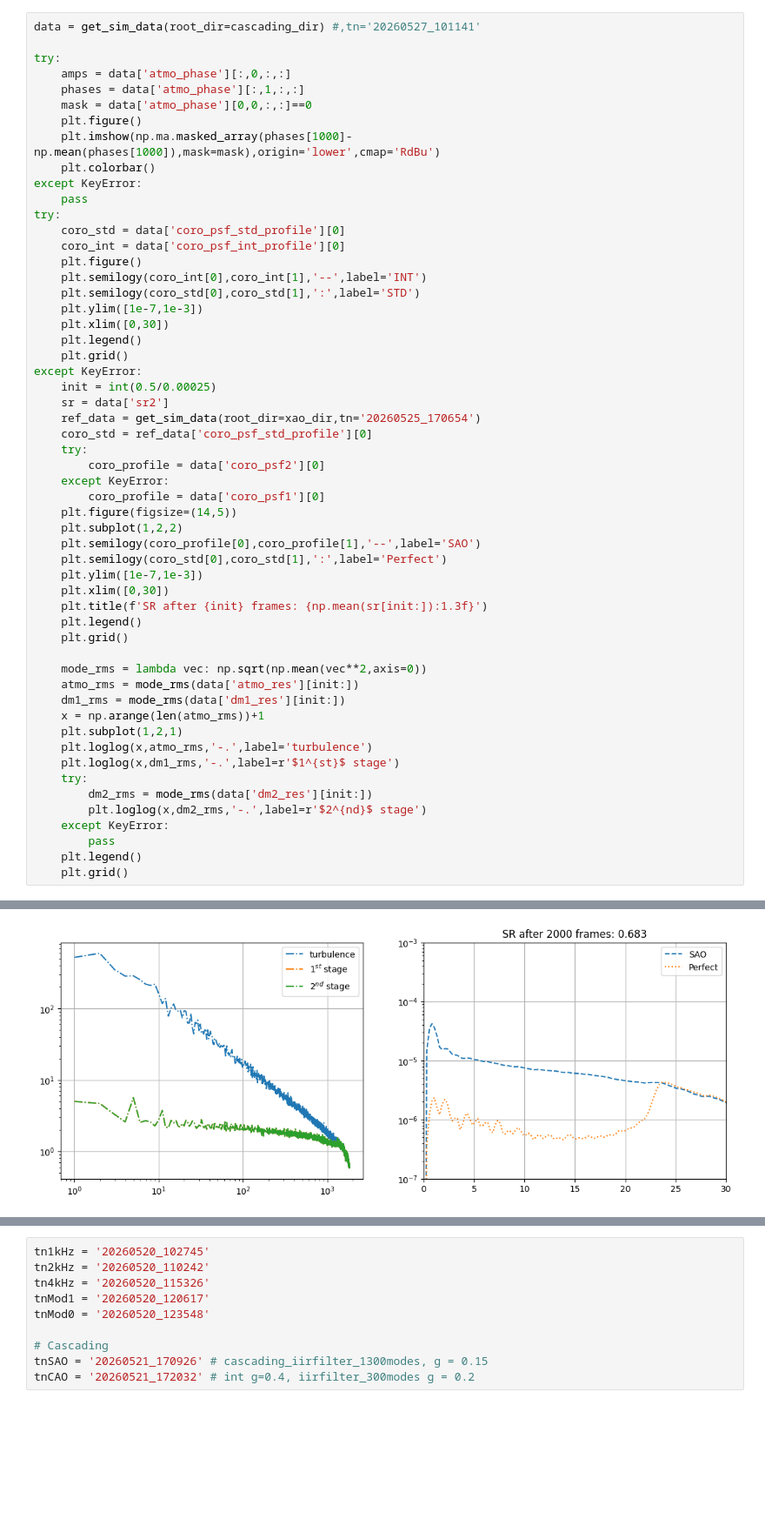
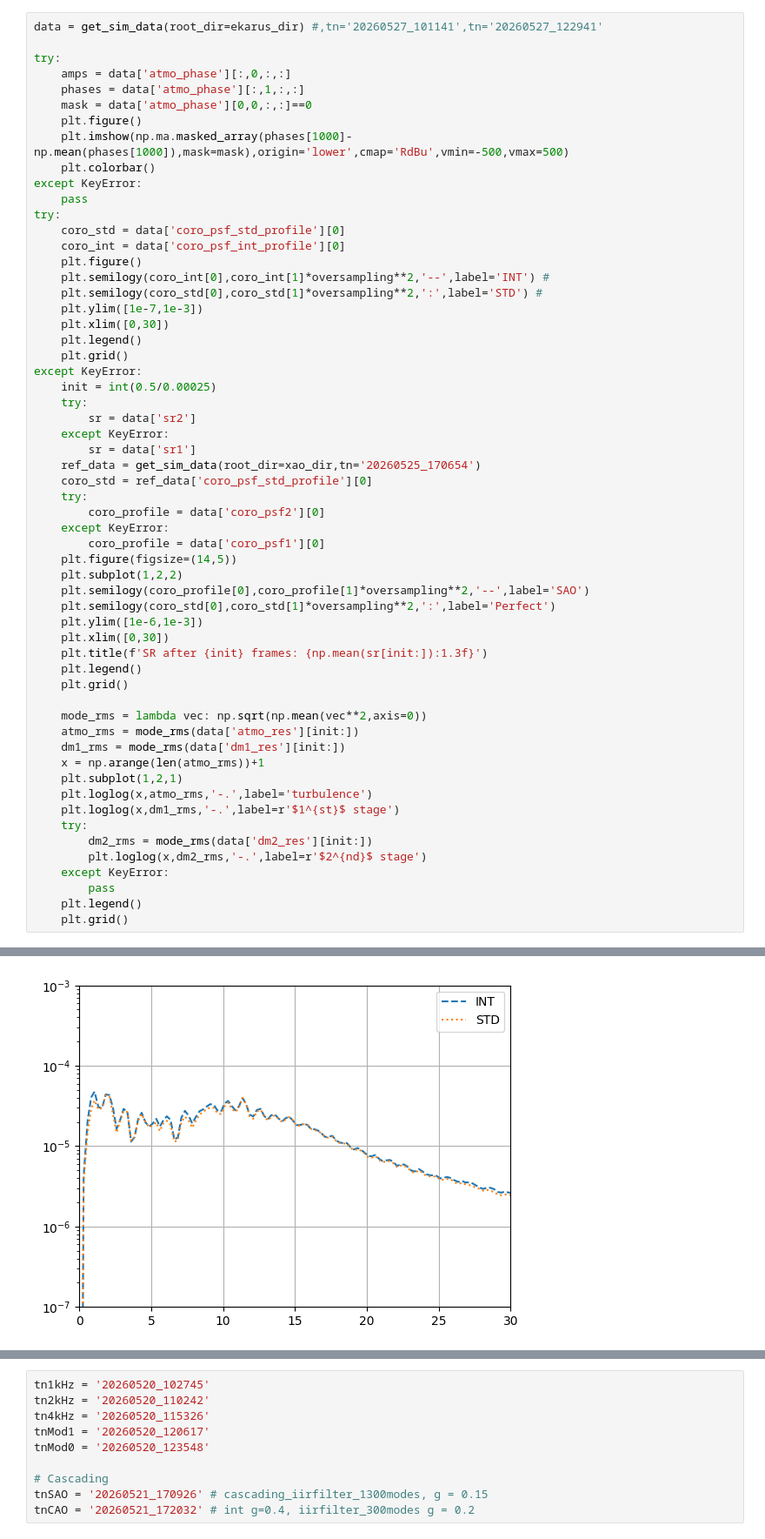
Before and after one commit to Menessao/SPECULA, a Jupyter notebook: config/SensorFusion/paperPlots.ipynb, the cells around one changed output, grey strips where cells are left out. Shown at 87% size. Cells and saved outputs as stored; diff of their text form; blank space fills up the shorter version.

Commit message:
Added ekarus e2e script and plots

```diff
--- a/config/SensorFusion/paperPlots.ipynb
+++ b/config/SensorFusion/paperPlots.ipynb
@@ -47,14 +56,14 @@ show_psf(psf_dl, title='DL', cmap='inferno', ext=0.5, oversampling=oversampling,
 # %% [output]
 [figure]
 # %%
-data = get_sim_data(root_dir=cascading_dir) #,tn='20260527_101141'
+data = get_sim_data(root_dir=ekarus_dir) #,tn='20260527_101141',tn='20260527_122941'
 
 try:
     amps = data['atmo_phase'][:,0,:,:]
     phases = data['atmo_phase'][:,1,:,:]
     mask = data['atmo_phase'][0,0,:,:]==0
     plt.figure()
-    plt.imshow(np.ma.masked_array(phases[1000]-np.mean(phases[1000]),mask=mask),origin='lower',cmap='RdBu')
+    plt.imshow(np.ma.masked_array(phases[1000]-np.mean(phases[1000]),mask=mask),origin='lower',cmap='RdBu',vmin=-500,vmax=500)
     plt.colorbar()
 except KeyError:
     pass
@@ -62,15 +71,18 @@ try:
     coro_std = data['coro_psf_std_profile'][0]
     coro_int = data['coro_psf_int_profile'][0]
     plt.figure()
-    plt.semilogy(coro_int[0],coro_int[1],'--',label='INT')
-    plt.semilogy(coro_std[0],coro_std[1],':',label='STD')
+    plt.semilogy(coro_int[0],coro_int[1]*oversampling**2,'--',label='INT') #
+    plt.semilogy(coro_std[0],coro_std[1]*oversampling**2,':',label='STD') #
     plt.ylim([1e-7,1e-3])
     plt.xlim([0,30])
     plt.legend()
     plt.grid()
 except KeyError:
     init = int(0.5/0.00025)
-    sr = data['sr2']
+    try:
+        sr = data['sr2']
+    except KeyError:
+        sr = data['sr1']
     ref_data = get_sim_data(root_dir=xao_dir,tn='20260525_170654')
     coro_std = ref_data['coro_psf_std_profile'][0]
     try:
@@ -79,9 +91,9 @@ except KeyError:
         coro_profile = data['coro_psf1'][0]
     plt.figure(figsize=(14,5))
     plt.subplot(1,2,2)
-    plt.semilogy(coro_profile[0],coro_profile[1],'--',label='SAO')
-    plt.semilogy(coro_std[0],coro_std[1],':',label='Perfect')
-    plt.ylim([1e-7,1e-3])
+    plt.semilogy(coro_profile[0],coro_profile[1]*oversampling**2,'--',label='SAO')
+    plt.semilogy(coro_std[0],coro_std[1]*oversampling**2,':',label='Perfect')
+    plt.ylim([1e-6,1e-3])
     plt.xlim([0,30])
     plt.title(f'SR after {init} frames: {np.mean(sr[init:]):1.3f}')
     plt.legend()
@@ -116,2 +119,2 @@ key: atmo_phase type: <class 'numpy.ndarray'>
 key: coro_psf_int_profile type: <class 'numpy.ndarray'>
-[figure, old version]
+[figure, new version]
```
Also changed, not shown: parts of 10 cells of this notebook, 8 other files.
